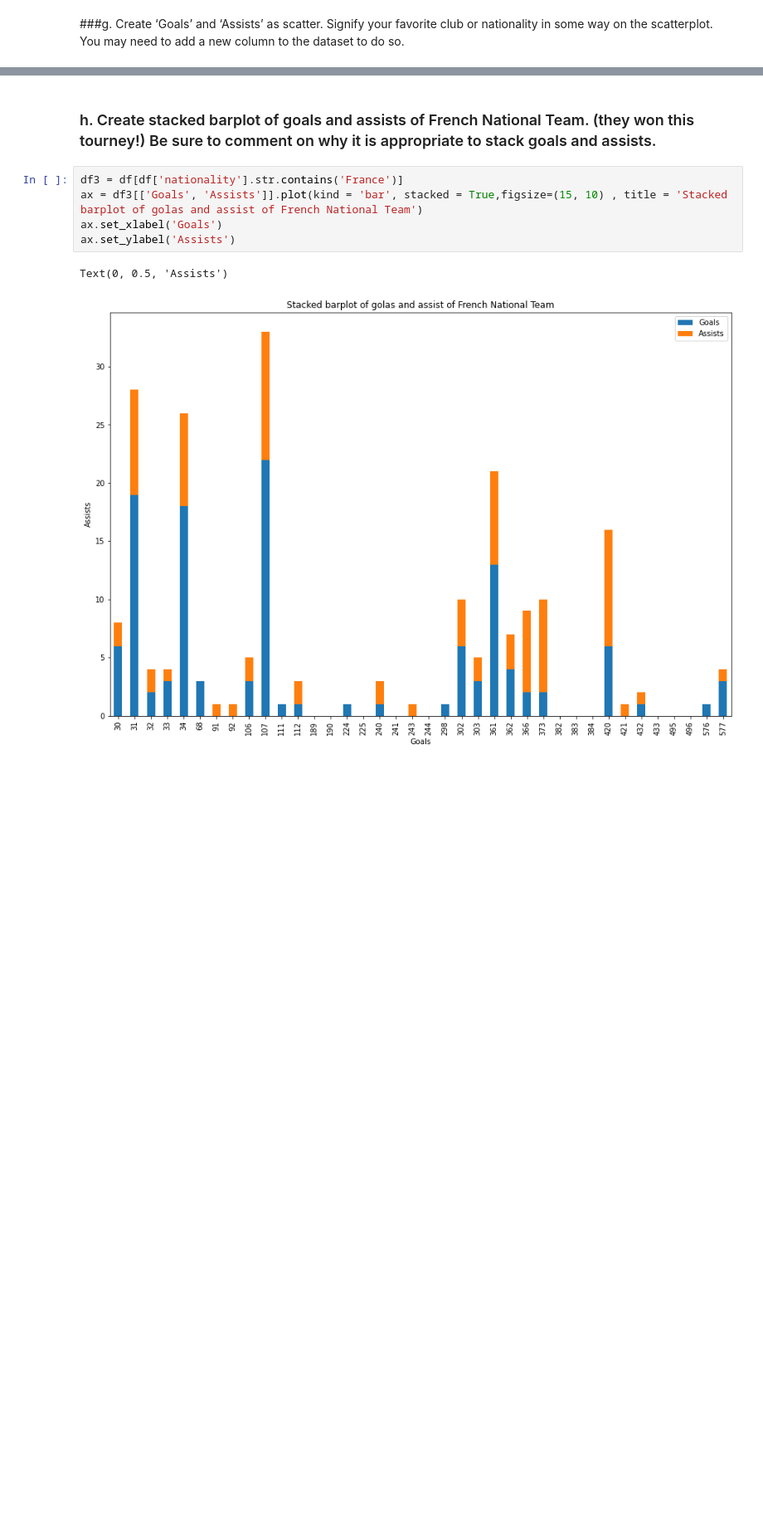
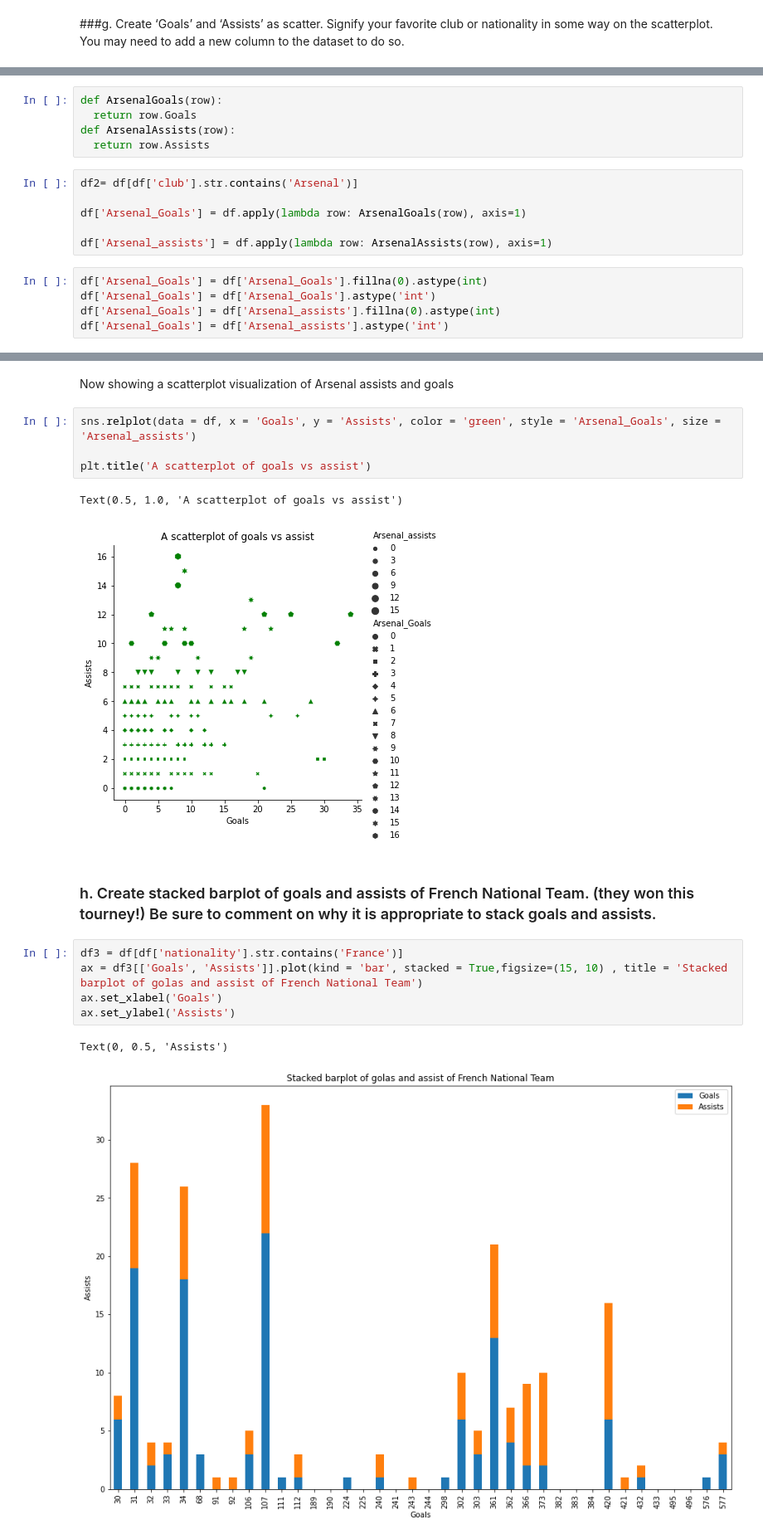
Before and after one commit to subin100/DataVisualization, a Jupyter notebook: Exam3.ipynb, the cells around one changed output, grey strips where cells are left out. Shown at 83% size. Drawn from its saved outputs; the diff is of its cells as text; blank space fills up the shorter version.

```diff
--- a/Exam3.ipynb
+++ b/Exam3.ipynb
@@ -114,0 +117,16 @@ Text(0.5, 1.0, 'A scatterplot of goals and assists')
+# %%
+def ArsenalGoals(row):
+  return row.Goals
+def ArsenalAssists(row):
+  return row.Assists
+# %%
+df2= df[df['club'].str.contains('Arsenal')]
+
+df['Arsenal_Goals'] = df.apply(lambda row: ArsenalGoals(row), axis=1)
+
+df['Arsenal_assists'] = df.apply(lambda row: ArsenalAssists(row), axis=1)
+# %%
+df['Arsenal_Goals'] = df['Arsenal_Goals'].fillna(0).astype(int)
+df['Arsenal_Goals'] = df['Arsenal_Goals'].astype('int')
+df['Arsenal_Goals'] = df['Arsenal_assists'].fillna(0).astype(int)
+df['Arsenal_Goals'] = df['Arsenal_assists'].astype('int')
@@ -115,3 +152,12 @@ Text(0.5, 1.0, 'A scatterplot of goals and assists')
+# %% [markdown]
+Now showing a scatterplot visualization of Arsenal assists and goals
+# %%
+sns.relplot(data = df, x = 'Goals', y = 'Assists', color = 'green', style = 'Arsenal_Goals', size = 'Arsenal_assists')
+
+plt.title('A scatterplot of goals vs assist')
+# %% [output]
+Text(0.5, 1.0, 'A scatterplot of goals vs assist')
+[figure, added]
 # %% [markdown]
 ### h. Create stacked barplot of goals and assists of French National Team. (they won this tourney!) Be sure to comment on why it is appropriate to stack goals and assists.
 # %%
```
Also changed, not shown: parts of 4 cells of this notebook.
